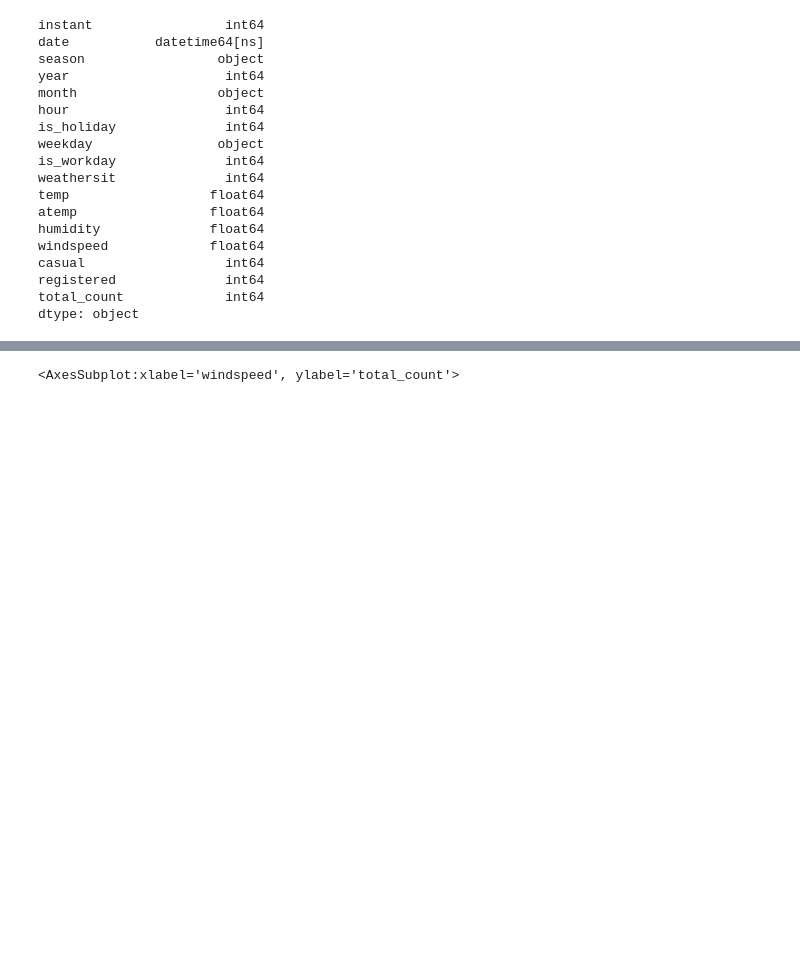
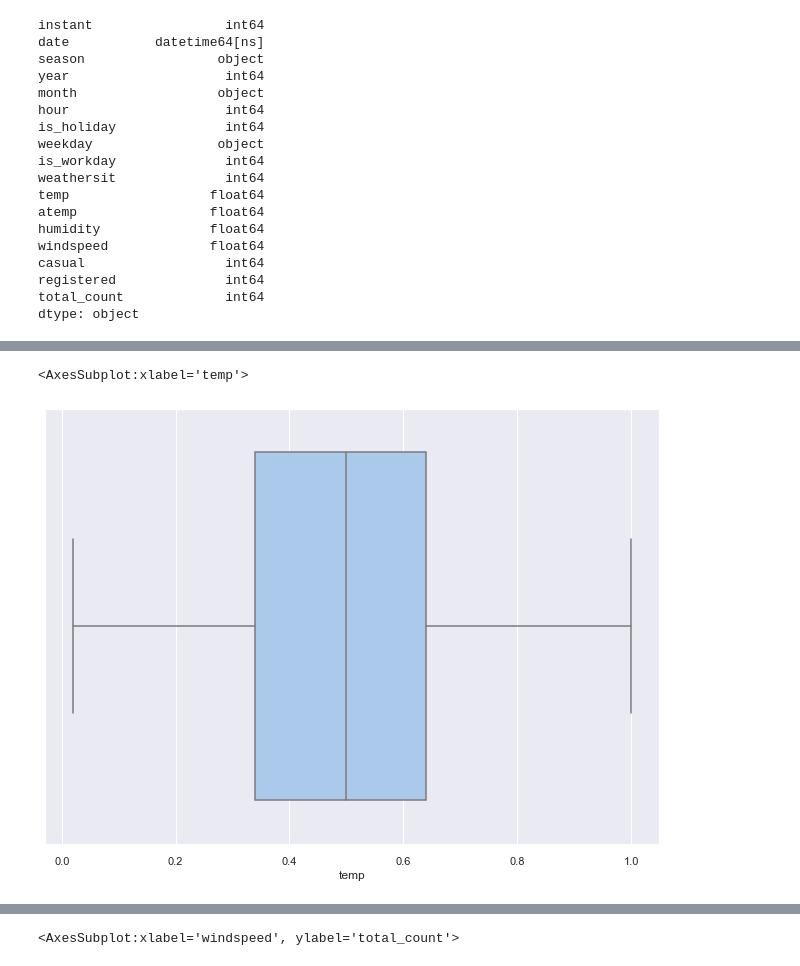
Before and after one commit to shekharbiswas/antelope, a Jupyter notebook: bikesharing.ipynb, the cells around one changed output, grey strips where cells are left out. Drawn from its saved outputs; the diff is of its cells as text; code cells hidden in the pictures; blank space fills up the shorter version.

```diff
--- a/bikesharing.ipynb
+++ b/bikesharing.ipynb
@@ -280,3 +283,8 @@ sns.boxplot(x="windspeed", y="total_count", data=hdf, ax=ax[3])
+# %%
+sns.boxplot(hdf['temp'])
+# %% [output]
+<AxesSubplot:xlabel='temp'>
+[figure, added]
 # %%
 hdf.describe()
 # %% [output]
```
Also changed, not shown: parts of 6 cells of this notebook, 7 other files.
